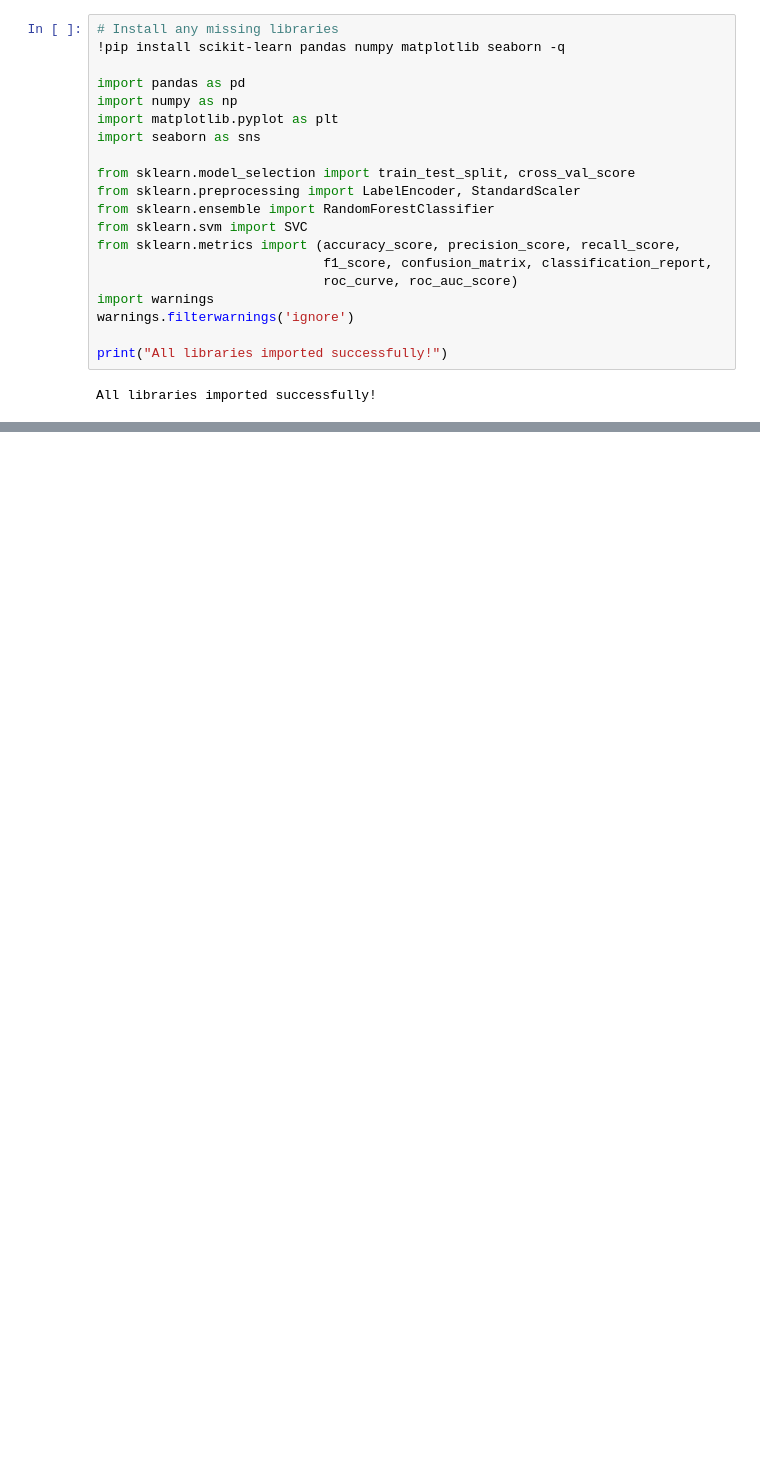
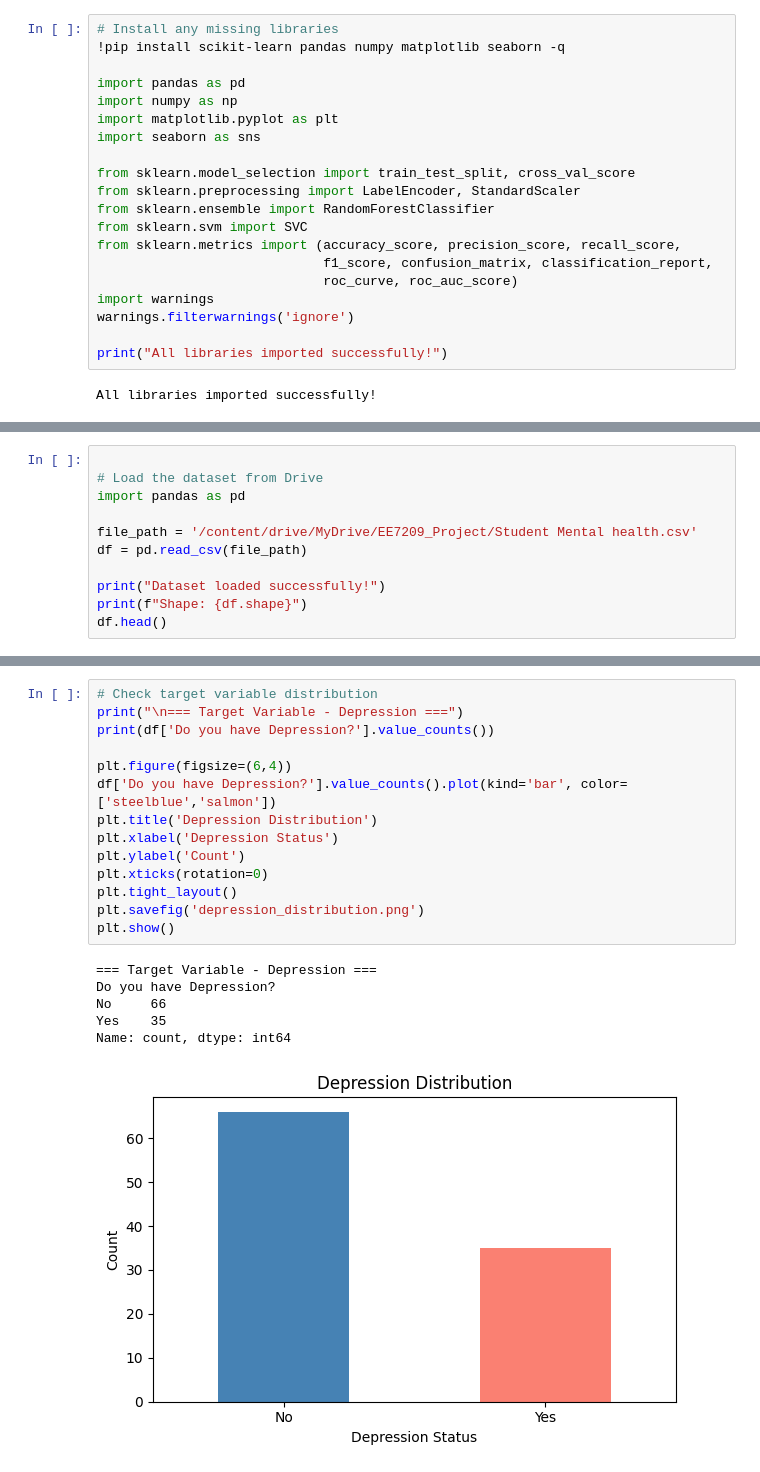
Before and after one commit to Kopuraj/Student-Depression-ML, a Jupyter notebook: student_depression_ml.ipynb, the cells around one changed output, grey strips where cells are left out. Cells and saved outputs as stored; diff of their text form; blank space fills up the shorter version.

```diff
--- a/student_depression_ml.ipynb
+++ b/student_depression_ml.ipynb
@@ -24,0 +31,11 @@ All libraries imported successfully!
+# %%
+
+# Load the dataset from Drive
+import pandas as pd
+
+file_path = '/content/drive/MyDrive/EE7209_Project/Student Mental health.csv'
+df = pd.read_csv(file_path)
+
+print("Dataset loaded successfully!")
+print(f"Shape: {df.shape}")
+df.head()
@@ -24,0 +149,21 @@ All libraries imported successfully!
+# %%
+# Check target variable distribution
+print("\n=== Target Variable - Depression ===")
+print(df['Do you have Depression?'].value_counts())
+
+plt.figure(figsize=(6,4))
+df['Do you have Depression?'].value_counts().plot(kind='bar', color=['steelblue','salmon'])
+plt.title('Depression Distribution')
+plt.xlabel('Depression Status')
+plt.ylabel('Count')
+plt.xticks(rotation=0)
+plt.tight_layout()
+plt.savefig('depression_distribution.png')
+plt.show()
+# %% [output]
+=== Target Variable - Depression ===
+Do you have Depression?
+No     66
+Yes    35
+Name: count, dtype: int64
+[figure, added]
```
Also changed, not shown: parts of 28 cells of this notebook.
